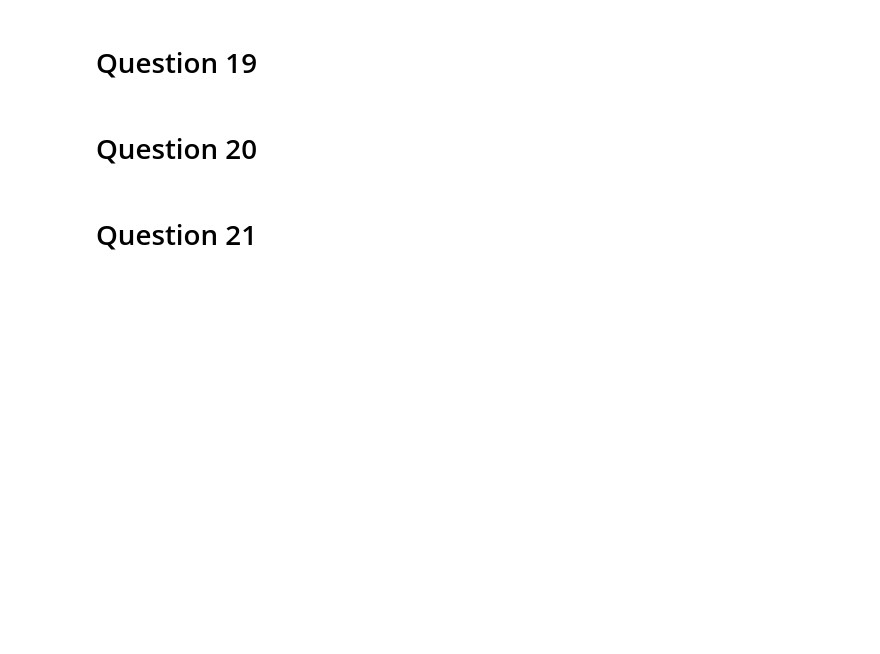
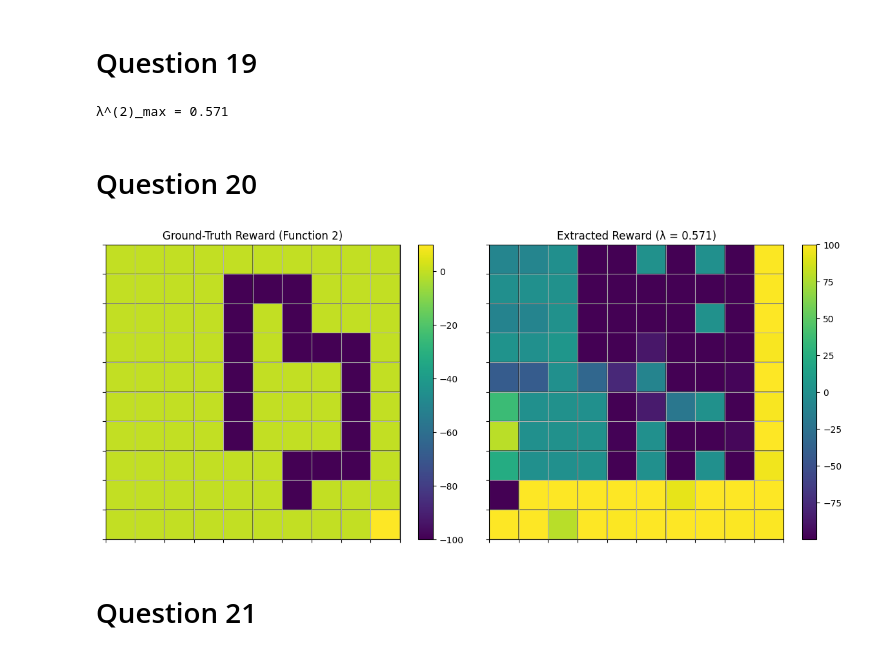
Before and after one commit to kbaseba/232E, a Jupyter notebook: Project_3/ECE232E_Project3_606539982_106405230_106303745.ipynb, the cells around one changed output. Drawn from its saved outputs; the diff is of its cells as text; code cells hidden in the pictures; blank space fills up the shorter version.

```diff
--- a/Project_3/ECE232E_Project3_606539982_106405230_106303745.ipynb
+++ b/Project_3/ECE232E_Project3_606539982_106405230_106303745.ipynb
@@ -1263,6 +1465,65 @@ This result demonstrates that the inverse reinforcement learning process, with a
 # %% [markdown]
 # Question 19
+# %%
+idx = np.argmax(accuracies)
+lambda2_max = lambdas[idx]
+print(f"λ^(2)_max = {lambda2_max:.3f}")
+# %% [output]
+λ^(2)_max = 0.571
 # %% [markdown]
 # Question 20
+# %%
+# --- Parameters from earlier ---
+grid_size = 10
+w = 0.1
+gamma = 0.9
+epsilon = 0.01
+
+# Build MDP and ground-truth reward
+P = build_transition_matrix(grid_size, w)
+R_gt = build_reward_function2(grid_size)
+R_max = np.max(np.abs(R_gt))
+
+# Compute expert policy (Question 8)
+V_opt = value_iteration(P, R_gt, gamma, epsilon)
+expert_pi = extract_optimal_policy(P, R_gt, V_opt, gamma)
+
+# Build IRL constraints once
+G, h = build_irl_constraints(P, expert_pi, gamma, R_max)
+
+# Solve LP at lambda2_max
+n = grid_size * grid_size
+# objective c = [0_n ; -1_n ; lambda2_max * 1_n] for x = [R; t; u]
+c = np.concatenate([np.zeros(n), -np.ones(n), lambda2_max * np.ones(n)])
+solvers.options['show_progress'] = False
+sol = solvers.lp(matrix(c), G, h)
+x = np.array(sol['x']).flatten()
+R_extracted = x[:n]    # first n entries are the recovered reward
+
+# Plot two heat‐maps
+fig, axs = plt.subplots(1,2, figsize=(12,5))
+
+# Ground truth
+im0 = axs[0].pcolor(R_gt.reshape((grid_size,grid_size)), edgecolors='k')
+axs[0].set_title("Ground-Truth Reward (Function 2)")
+fig.colorbar(im0, ax=axs[0])
+
+# Extracted
+im1 = axs[1].pcolor(R_extracted.reshape((grid_size,grid_size)), edgecolors='k')
+axs[1].set_title(f"Extracted Reward (λ = {lambda2_max:.3f})")
+fig.colorbar(im1, ax=axs[1])
+
+for ax in axs:
+    ax.set_aspect('equal')
+    ax.invert_yaxis()
+    ax.set_xticks(np.arange(grid_size+1))
+    ax.set_yticks(np.arange(grid_size+1))
+    ax.set_xticklabels([]); ax.set_yticklabels([])
+    ax.grid(True)
+
+plt.tight_layout()
+plt.show()
+# %% [output]
+[figure, added]
 # %% [markdown]
 # Question 21
```
Also changed, not shown: parts of 7 cells of this notebook.
